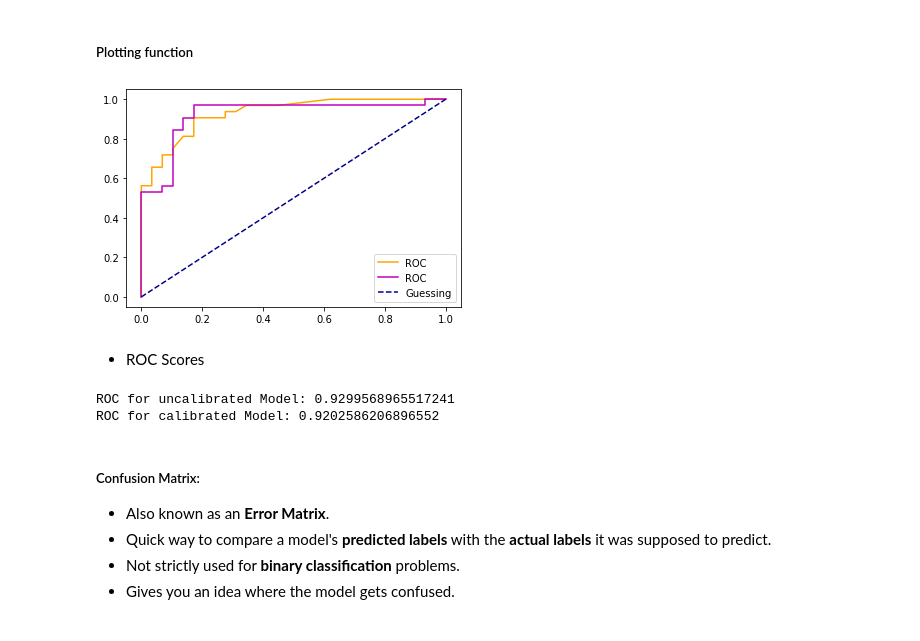
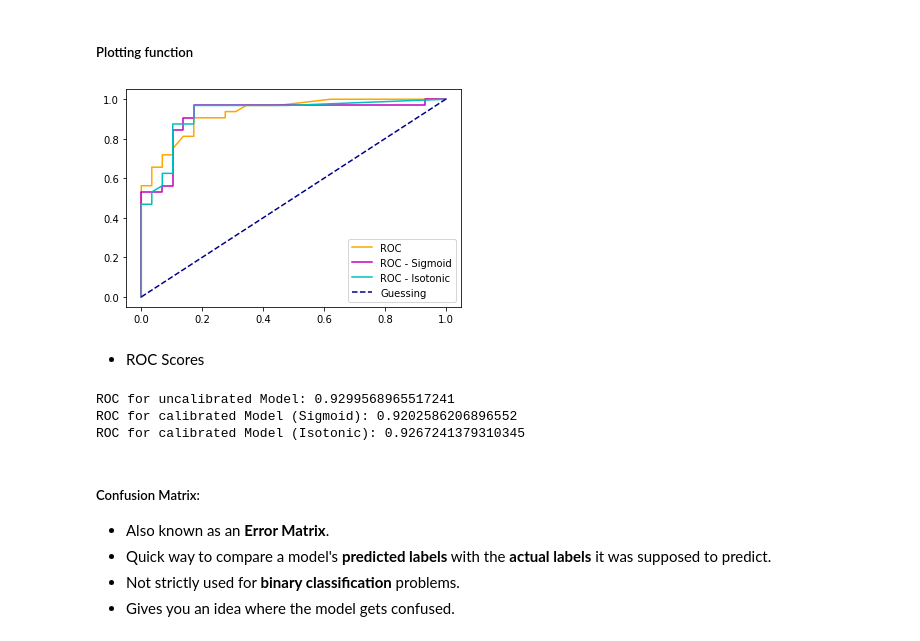
Before and after one commit to thrasher995/thrasher995.github.io, a Jupyter notebook: _data/_notebooks/classification_withCalibration_example.ipynb, the cells around one changed output. Drawn from its saved outputs; the diff is of its cells as text; code cells hidden in the pictures.

Commit message:
compared isotonic with sigmoid

```diff
--- a/_data/_notebooks/classification_withCalibration_example.ipynb
+++ b/_data/_notebooks/classification_withCalibration_example.ipynb
@@ -143,12 +122,13 @@ CV Accuracy for Calibrated Model = 0.8249726775956285
 # %%
 # Finding Prediction Probability:
 Y_probs_pred = model.predict_proba(X_test)
-Y_prob_cal_pred = cal_model.predict_proba(X_test)
+Y_prob_sig_pred = sig_model.predict_proba(X_test)
+Y_prob_iso_pred = iso_model.predict_proba(X_test)
 # %%
 # Left column represents probability of prediction being *False* while right column represents probability of prediction being *True*
 Y_positive = Y_probs_pred[:,1]
-
-Y_positive_cal = Y_prob_cal_pred[:,1]
+Y_positive_sig = Y_prob_sig_pred[:,1]
+Y_positive_iso = Y_prob_iso_pred[:,1]
 # %% [markdown]
 ##### Calculating FPR, TPR,and Thresholds:
 # %%
@@ -156,6 +136,7 @@ Y_positive_cal = Y_prob_cal_pred[:,1]
 from sklearn.metrics import roc_curve
 fpr,tpr,thresholds = roc_curve(Y_test,Y_positive)
 
-fpr_cal,tpr_cal,thresholds_cal = roc_curve(Y_test,Y_positive_cal)
+fpr_sig,tpr_sig,thresholds_sig = roc_curve(Y_test,Y_positive_sig)
+fpr_iso,tpr_iso,thresholds_iso = roc_curve(Y_test,Y_positive_iso)
 # %% [markdown]
 ##### Plotting function
@@ -162,13 +145,15 @@ fpr_cal,tpr_cal,thresholds_cal = roc_curve(Y_test,Y_positive_cal)
 # %%
-import matplotlib.pyplot as plt
-def plot_roc_curve(fpr,tpr,fpr_cal,tpr_cal):
+def plot_roc_curve(fpr,tpr,fpr_sig,tpr_sig, fpr_iso, tpr_iso):
     """ Plots ROC Curve given False Positive Right (FPR) & True Positive Right (TPR)"""
 
     # Plot Uncalibrated ROC Curve:
     plt.plot(fpr, tpr, color = "orange", label = "ROC")
 
-    # Plot Calibrated ROC Curve:
-    plt.plot(fpr_cal, tpr_cal, color = "m", label = "ROC")
+    # Plot Sigmoid ROC Curve:
+    plt.plot(fpr_sig, tpr_sig, color = "m", label = "ROC - Sigmoid")
+
+    # Plot Isotonic ROC Curve:
+    plt.plot(fpr_iso, tpr_iso, color = "c", label = "ROC - Isotonic")
 
     #Plot baseline:
     plt.plot([0,1],[0,1], color = "darkblue", linestyle = "--", label = "Guessing")
@@ -180,18 +165,20 @@ def plot_roc_curve(fpr,tpr,fpr_cal,tpr_cal):
     plt.legend()
     plt.show()
 # %%
-plot_roc_curve(fpr,tpr,fpr_cal,tpr_cal)
+plot_roc_curve(fpr,tpr,fpr_sig,tpr_sig,fpr_iso,tpr_iso)
 # %% [output]
-[figure, old version]
+[figure, new version]
 # %% [markdown]
 - ROC Scores
 # %%
 from sklearn.metrics import roc_auc_score
 print("ROC for uncalibrated Model: " + str(roc_auc_score(Y_test,Y_positive)))
-print("ROC for calibrated Model: " + str(roc_auc_score(Y_test,Y_positive_cal)))
+print("ROC for calibrated Model (Sigmoid): " + str(roc_auc_score(Y_test,Y_positive_sig)))
+print("ROC for calibrated Model (Isotonic): " + str(roc_auc_score(Y_test,Y_positive_iso)))
 # %% [output]
 ROC for uncalibrated Model: 0.9299568965517241
-ROC for calibrated Model: 0.9202586206896552
+ROC for calibrated Model (Sigmoid): 0.9202586206896552
+ROC for calibrated Model (Isotonic): 0.9267241379310345
 # %% [markdown]
 ##### Confusion Matrix:
 - Also known as an **Error Matrix**.
```
Also changed, not shown: parts of 28 cells of this notebook.
